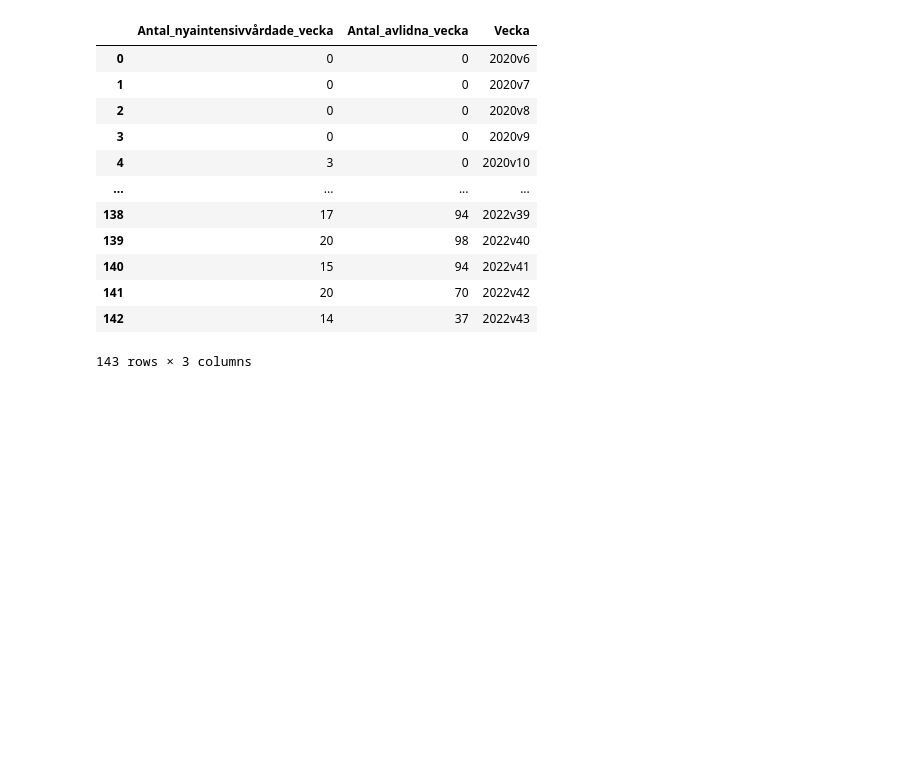
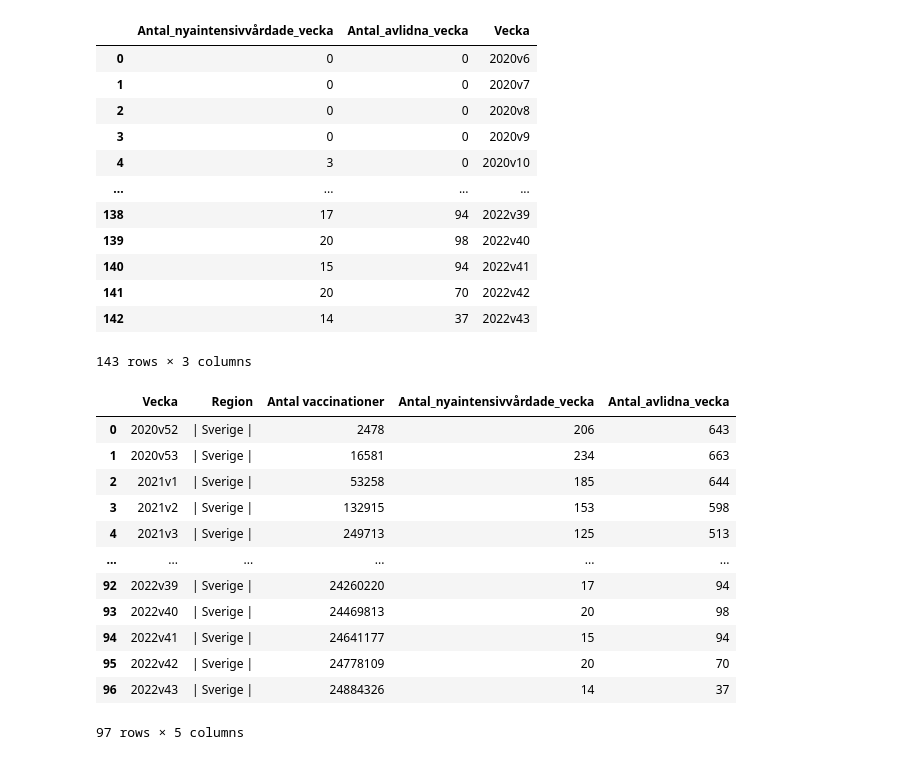
Before and after one commit to Razjoh/Databehandling-Rasmus-Johansson, a Jupyter notebook: Labb/Uppgift3.ipynb, the cells around one changed output. Cells and saved outputs as stored; diff of their text form; code cells hidden in the pictures; blank space fills up the shorter version.

```diff
--- a/Labb/Uppgift3.ipynb
+++ b/Labb/Uppgift3.ipynb
@@ -110,3 +113,20 @@ df_cases_country
 | 141 | 20 | 70 | 2022v42 |
 | 142 | 14 | 37 | 2022v43 |
 143 rows × 3 columns
+# %%
+df = df_timeframe.join(df_cases_country.set_index("Vecka"), on = "Vecka")
+df
+# %% [output]
+|  | Vecka | Region | Antal vaccinationer | Antal_nyaintensivvårdade_vecka | Antal_avlidna_vecka |
+| 0 | 2020v52 | | Sverige | | 2478 | 206 | 643 |
+| 1 | 2020v53 | | Sverige | | 16581 | 234 | 663 |
+| 2 | 2021v1 | | Sverige | | 53258 | 185 | 644 |
+| 3 | 2021v2 | | Sverige | | 132915 | 153 | 598 |
+| 4 | 2021v3 | | Sverige | | 249713 | 125 | 513 |
+| ... | ... | ... | ... | ... | ... |
+| 92 | 2022v39 | | Sverige | | 24260220 | 17 | 94 |
+| 93 | 2022v40 | | Sverige | | 24469813 | 20 | 98 |
+| 94 | 2022v41 | | Sverige | | 24641177 | 15 | 94 |
+| 95 | 2022v42 | | Sverige | | 24778109 | 20 | 70 |
+| 96 | 2022v43 | | Sverige | | 24884326 | 14 | 37 |
+97 rows × 5 columns
```
Also changed, not shown: parts of 11 cells of this notebook.
